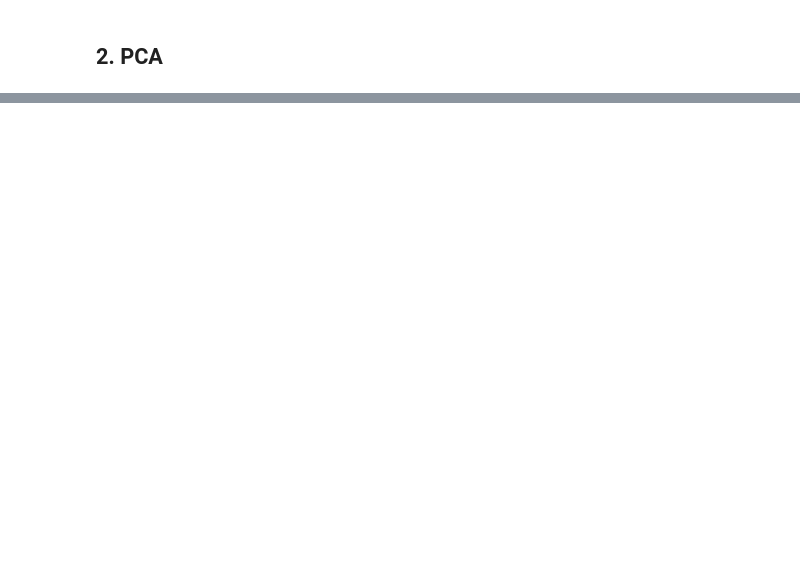
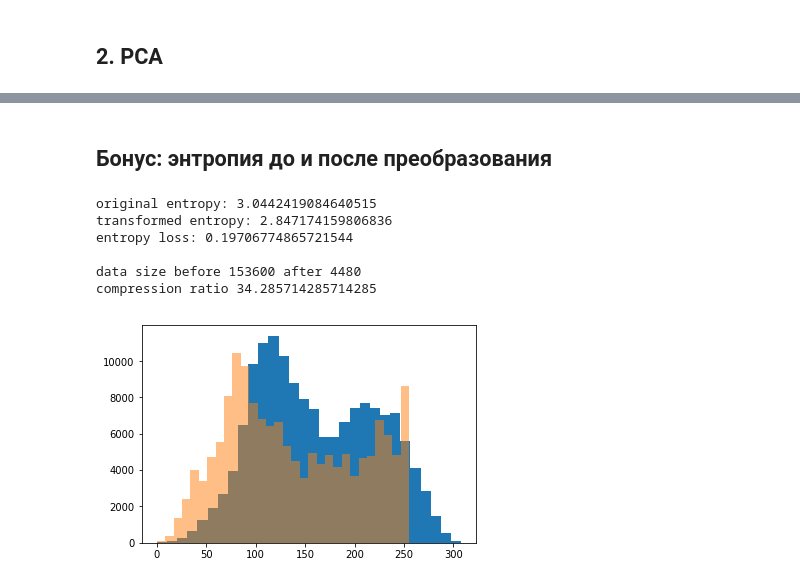
Before and after one commit to miptmlschool/mlschl, a Jupyter notebook: source/pca/PCA.ipynb, the cells around one changed output, grey strips where cells are left out. Drawn from its saved outputs; the diff is of its cells as text; code cells hidden in the pictures; blank space fills up the shorter version.

```diff
--- a/source/pca/PCA.ipynb
+++ b/source/pca/PCA.ipynb
@@ -149,0 +188,31 @@ sqrt ratios
+# %% [markdown]
+## Бонус: энтропия до и после преобразования
+# %%
+import scipy.stats
+def softmax(x):
+    return np.power(x,2.1828)/sum(np.power(x,2.1828))
+r = reconstr.flatten()
+r-=min(r)
+o = X.flatten()
+dist_transformed = plt.hist(r,bins=30)[0]
+dist_orig = plt.hist(o,alpha=0.5,bins=30)[0]
+dist_transformed=softmax(dist_transformed)
+dist_orig=softmax(dist_orig)
+
+e1 = scipy.stats.entropy(dist_orig)
+e2=scipy.stats.entropy(dist_transformed)
+print('original entropy:',e1)
+print('transformed entropy:',e2)
+print('entropy loss:',e1-e2)
+
+print()
+print('data size before %i after %i'%(len(o),len(T.flatten())))
+print('compression ratio',len(o)/len(T.flatten()))
+# %% [output]
+original entropy: 3.0442419084640515
+transformed entropy: 2.847174159806836
+entropy loss: 0.19706774865721544
+
+data size before 153600 after 4480
+compression ratio 34.285714285714285
+[figure, added]
```
Also changed, not shown: parts of 11 cells of this notebook, 10 other files.
